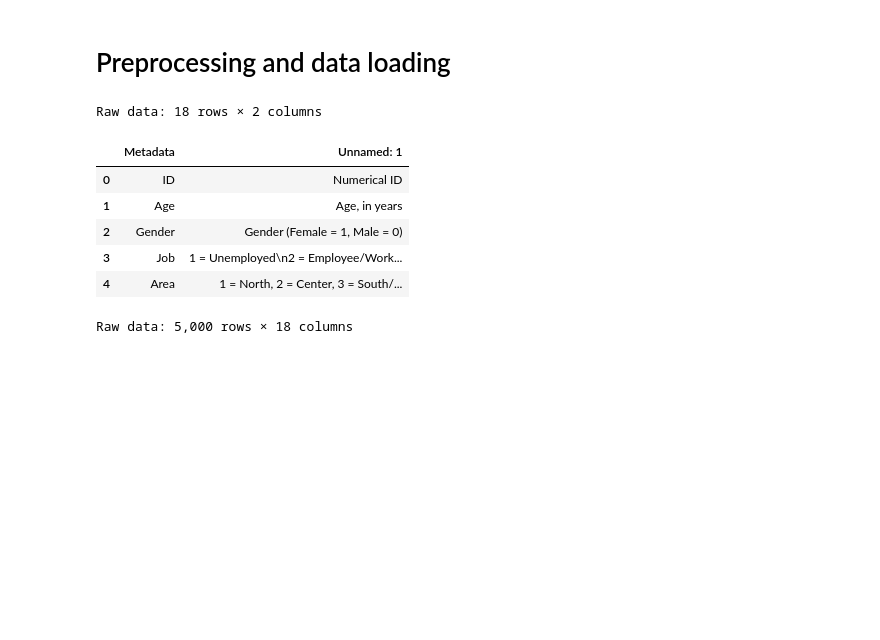
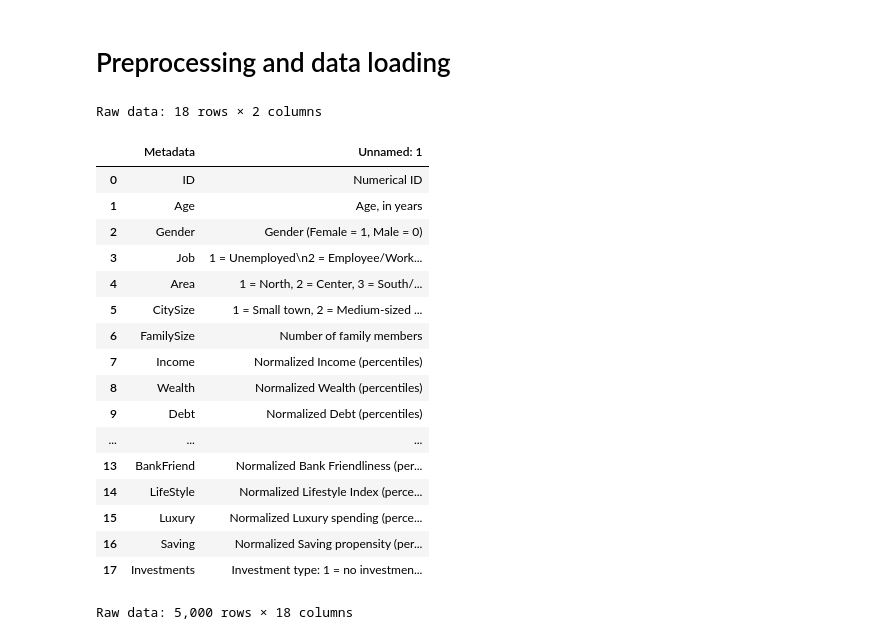
Before and after one commit to tommybaresi-creator/fintech-group-work, a Jupyter notebook: BusinessCase1/clustering_weighted.ipynb, the cells around one changed output. Cells and saved outputs as stored; diff of their text form; code cells hidden in the pictures; blank space fills up the shorter version.

```diff
--- a/BusinessCase1/clustering_weighted.ipynb
+++ b/BusinessCase1/clustering_weighted.ipynb
@@ -53,16 +53,27 @@ logger = logging.getLogger(__name__)
 # %%
 DATA_DIR = Path("Data")
 df_raw = pd.read_excel(DATA_DIR / "BankClients_Metadata.xlsx")
 print(f"Raw data: {df_raw.shape[0]:,} rows × {df_raw.shape[1]} columns")
-df_raw.head()
+df_raw
 # %% [output]
 Raw data: 18 rows × 2 columns
 |  | Metadata | Unnamed: 1 |
 | 0 | ID | Numerical ID |
 | 1 | Age | Age, in years |
 | 2 | Gender | Gender (Female = 1, Male = 0) |
 | 3 | Job | 1 = Unemployed\n2 = Employee/Work... |
 | 4 | Area | 1 = North, 2 = Center, 3 = South/... |
+| 5 | CitySize | 1 = Small town, 2 = Medium-sized ... |
+| 6 | FamilySize | Number of family members |
+| 7 | Income | Normalized Income (percentiles) |
+| 8 | Wealth | Normalized Wealth (percentiles) |
+| 9 | Debt | Normalized Debt (percentiles) |
+| ... | ... | ... |
+| 13 | BankFriend | Normalized Bank Friendliness (per... |
+| 14 | LifeStyle | Normalized Lifestyle Index (perce... |
+| 15 | Luxury | Normalized Luxury spending (perce... |
+| 16 | Saving | Normalized Saving propensity (per... |
+| 17 | Investments | Investment type: 1 = no investmen... |
 # %%
 DATA_DIR = Path("Data")
 df_raw = pd.read_excel(DATA_DIR / "Dataset1_BankClients.xlsx")
```
Also changed, not shown: parts of 5 cells of this notebook, 2 other files.
